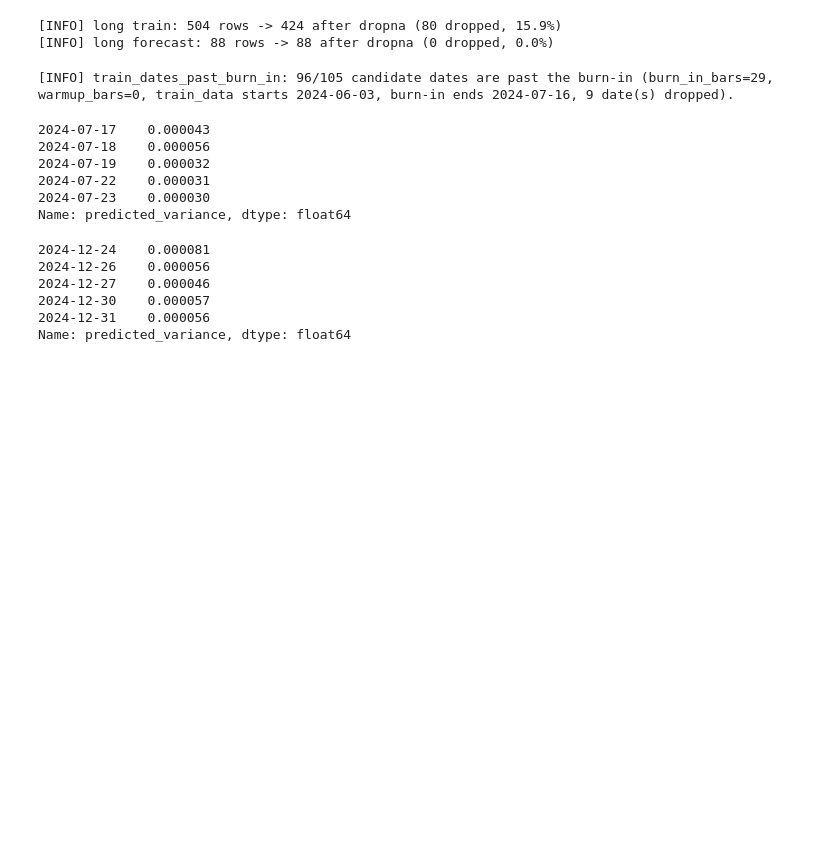
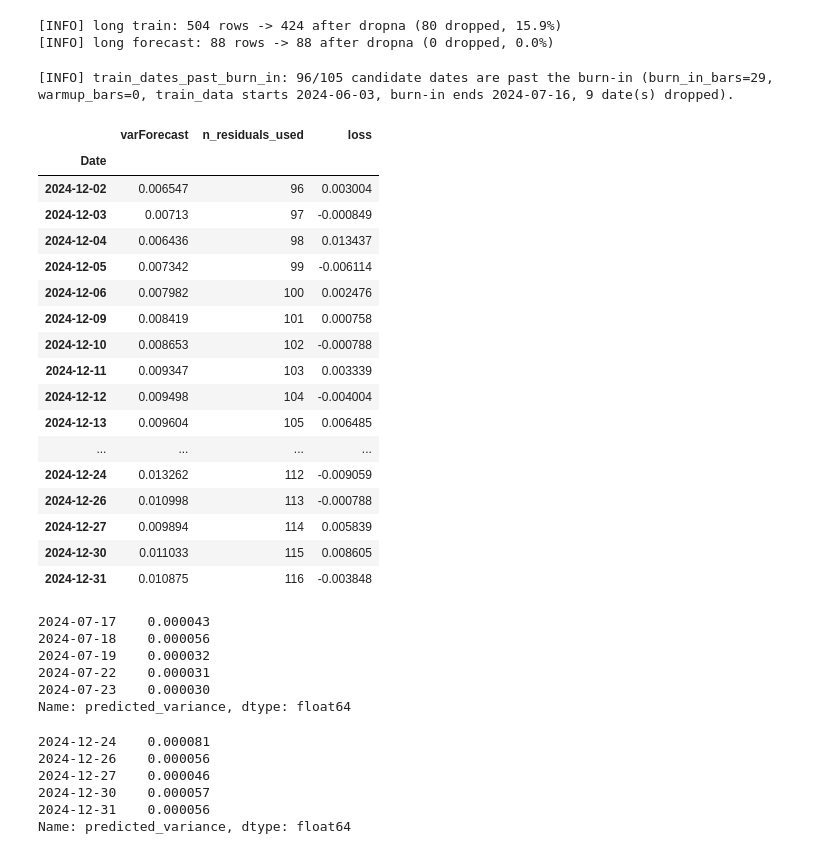
Before and after one commit to KaanBoraKarapinar/varmlresearch, a Jupyter notebook: reference.ipynb, the cells around one changed output. Cells and saved outputs as stored; diff of their text form; code cells hidden in the pictures; blank space fills up the shorter version.

```diff
--- a/reference.ipynb
+++ b/reference.ipynb
@@ -74,11 +74,32 @@ residualbank, ewmabank = model.calculate_multi_day_standart_residuals_from_long_
 
 # reads the VaR off the filled bank, adds the realized loss, records the run under run_key.
 # Everything about HOW to read is chosen here, so the same filled bank can be read again any other way.
-var_df = calendar_last_180_days.var_from_residual_bank(
+var_df = calendar_last_180_days.var_from_residual_bank_forecast_period(
     residualbank,
     var_confidence=VAR_CONFIDENCE,                  # e.g. 0.95 -> takes the 5% lower quantile of the residuals
     multi_day_var_calculation_window_size=360,      # int: use at most the last N residuals; None: use all residuals available
     run_key="xgboost_long",                         # key in calendar.var_prediction_runs (reusing a key overwrites that run)
     multi_day_var_min_periods=30,                   # min prior residuals a day needs to get a VaR (else ValueError)
 )
+# %%
+var_df
+# %% [output]
+|  | varForecast | n_residuals_used | loss |
+| Date |  |  |  |
+| 2024-12-02 | 0.006547 | 96 | 0.003004 |
+| 2024-12-03 | 0.00713 | 97 | -0.000849 |
+| 2024-12-04 | 0.006436 | 98 | 0.013437 |
+| 2024-12-05 | 0.007342 | 99 | -0.006114 |
+| 2024-12-06 | 0.007982 | 100 | 0.002476 |
+| 2024-12-09 | 0.008419 | 101 | 0.000758 |
+| 2024-12-10 | 0.008653 | 102 | -0.000788 |
+| 2024-12-11 | 0.009347 | 103 | 0.003339 |
+| 2024-12-12 | 0.009498 | 104 | -0.004004 |
+| 2024-12-13 | 0.009604 | 105 | 0.006485 |
+| ... | ... | ... | ... |
+| 2024-12-24 | 0.013262 | 112 | -0.009059 |
+| 2024-12-26 | 0.010998 | 113 | -0.000788 |
+| 2024-12-27 | 0.009894 | 114 | 0.005839 |
+| 2024-12-30 | 0.011033 | 115 | 0.008605 |
+| 2024-12-31 | 0.010875 | 116 | -0.003848 |
 # %%
```
Also changed, not shown: parts of 11 cells of this notebook, 6 other files.
